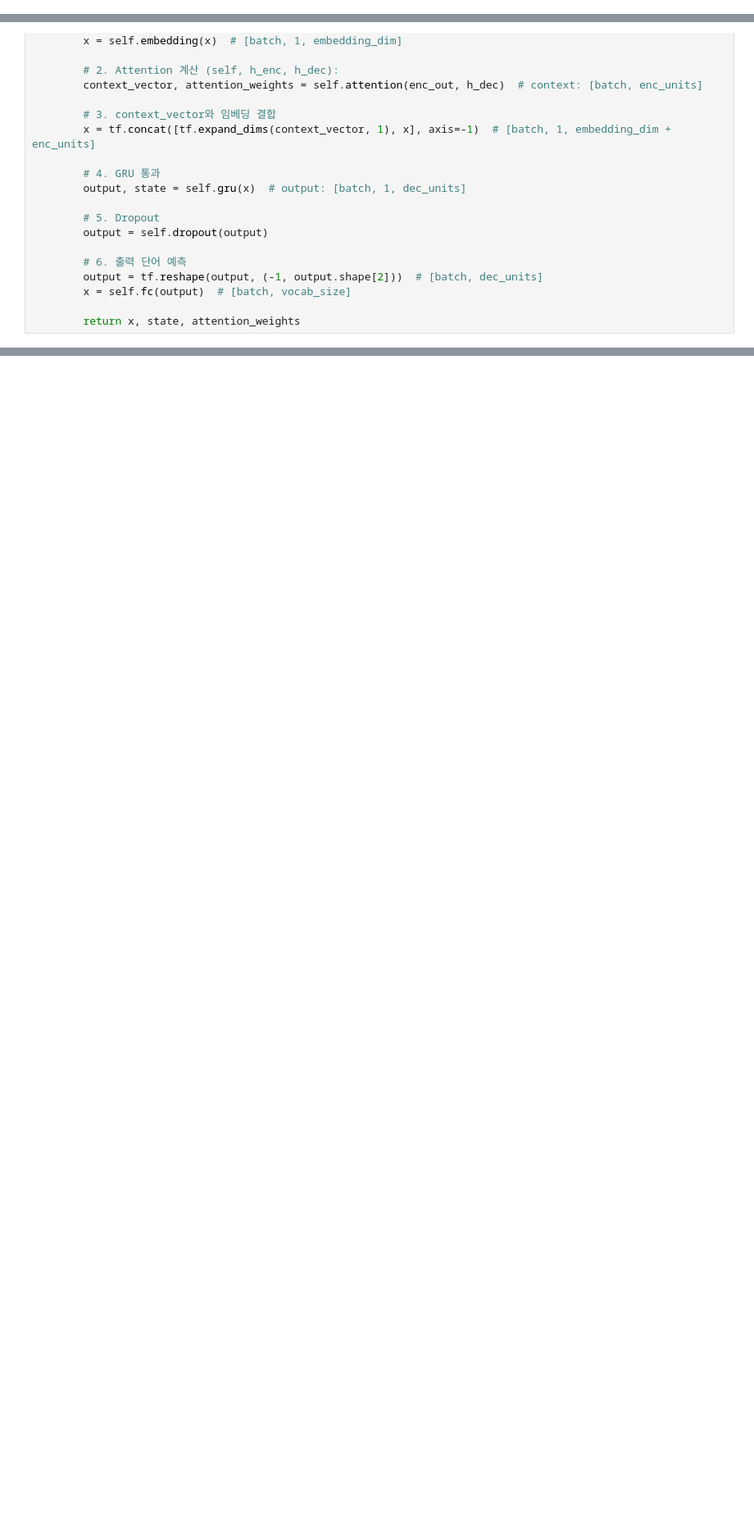
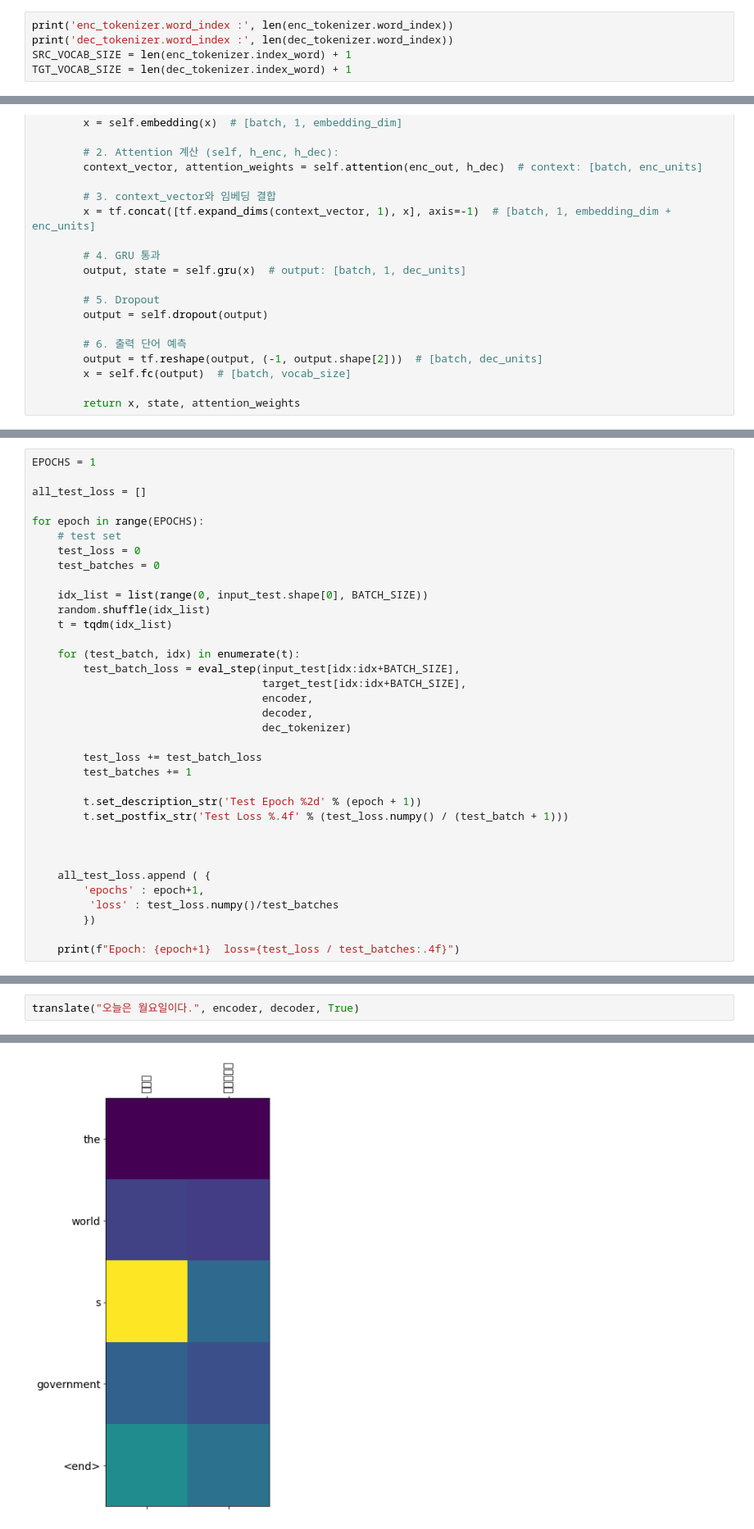
Before and after one commit to YSKIM-moya/AIFFEL_quest_rs, a Jupyter notebook: GoingDeeper/Gd04/seq2seq_kor_eng_translator.ipynb, the cells around one changed output, grey strips where cells are left out. Shown at 82% size. Saved outputs shown, nothing was run; the diff lists cells and outputs as text; blank space fills up the shorter version.

```diff
--- a/GoingDeeper/Gd04/seq2seq_kor_eng_translator.ipynb
+++ b/GoingDeeper/Gd04/seq2seq_kor_eng_translator.ipynb
@@ -595,0 +704,5 @@ print(f"검증 데이터 개수: {len(input_val)}")
+# %%
+print('enc_tokenizer.word_index :', len(enc_tokenizer.word_index))
+print('dec_tokenizer.word_index :', len(dec_tokenizer.word_index))
+SRC_VOCAB_SIZE = len(enc_tokenizer.index_word) + 1
+TGT_VOCAB_SIZE = len(dec_tokenizer.index_word) + 1
@@ -706,0 +1074,35 @@ class Decoder(tf.keras.Model):
+# %%
+EPOCHS = 1
+
+all_test_loss = []
+
+for epoch in range(EPOCHS):
+    # test set
+    test_loss = 0
+    test_batches = 0
+
+    idx_list = list(range(0, input_test.shape[0], BATCH_SIZE))
+    random.shuffle(idx_list)
+    t = tqdm(idx_list)
+
+    for (test_batch, idx) in enumerate(t):
+        test_batch_loss = eval_step(input_test[idx:idx+BATCH_SIZE],
+                                    target_test[idx:idx+BATCH_SIZE],
+                                    encoder,
+                                    decoder,
+                                    dec_tokenizer)
+
+        test_loss += test_batch_loss
+        test_batches += 1
+
+        t.set_description_str('Test Epoch %2d' % (epoch + 1))
+        t.set_postfix_str('Test Loss %.4f' % (test_loss.numpy() / (test_batch + 1)))
+
+
+
+    all_test_loss.append ( {
+        'epochs' : epoch+1,
+         'loss' : test_loss.numpy()/test_batches
+        })
+
+    print(f"Epoch: {epoch+1}  loss={test_loss / test_batches:.4f}")
@@ -706,0 +1218,3 @@ class Decoder(tf.keras.Model):
+# %%
+translate("오늘은 월요일이다.", encoder, decoder, True)
+# %% [output]
@@ -706,0 +1223 @@ class Decoder(tf.keras.Model):
+[figure, added]
```
Also changed, not shown: parts of 61 cells of this notebook.
